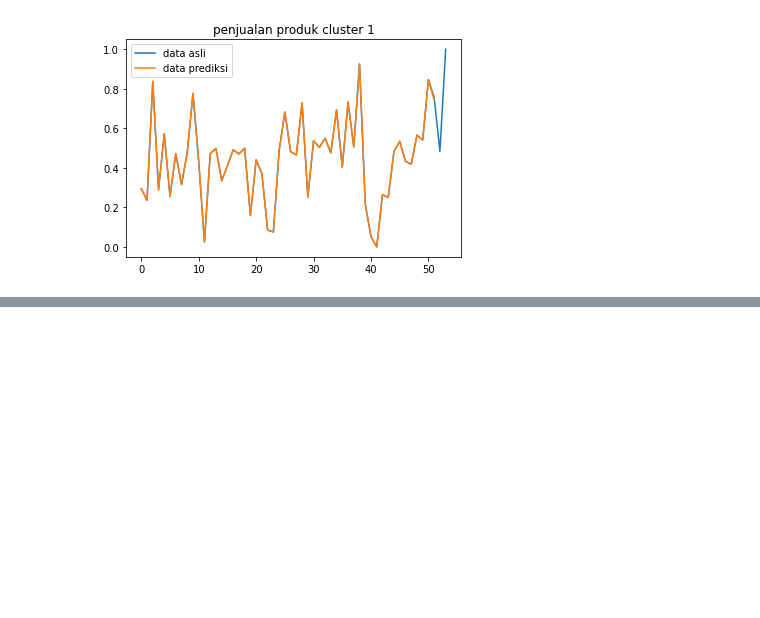
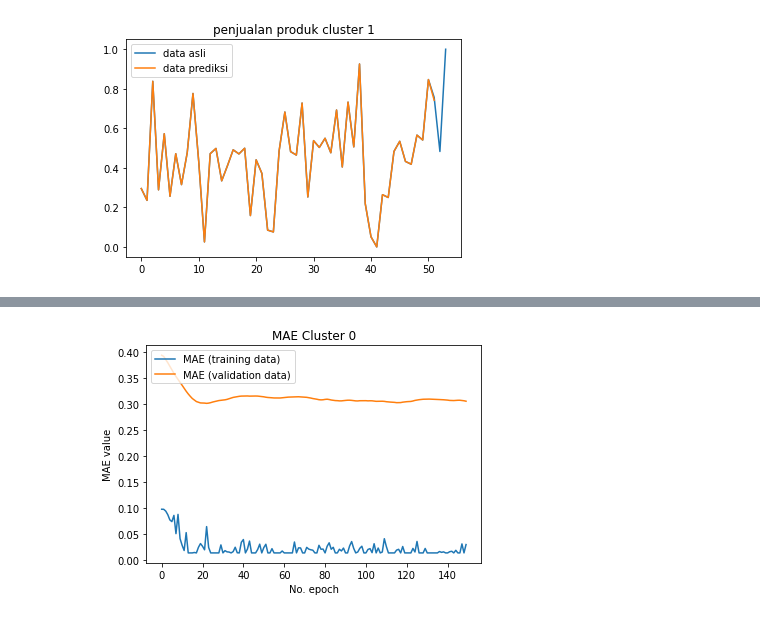
Before and after one commit to IritaSee/product_performance_blstm, a Jupyter notebook: product_test_new_dataset.ipynb, the cells around one changed output, grey strips where cells are left out. Drawn from its saved outputs; the diff is of its cells as text; code cells hidden in the pictures; blank space fills up the shorter version.

Commit message:
add cluster 0

```diff
--- a/product_test_new_dataset.ipynb
+++ b/product_test_new_dataset.ipynb
@@ -613,0 +616,4 @@ model.save('cluster1_newdata.h5')
+# %%
+#next kita ubah bentuk data nya dari yang tadinya kesamping jadi ke bawah, tapi pertama mau aku drop dulu cluster sama kode produknya
+c0=c0.drop(columns=['KodeBarang','cluster'])
+c0
@@ -613,0 +694,30 @@ model.save('cluster1_newdata.h5')
+# %%
+#buat data biar dibagi per window, jadi me masang masangkan waktu dan value,
+window_size = 2
+batch_size = 2
+shuffle_buffer_size = 10
+
+train_set = windowed_dataset(x_train, window_size, batch_size, shuffle_buffer_size)
+valid_set = windowed_dataset(x_valid, window_size, batch_size, shuffle_buffer_size)
+# %%
+model = tf.keras.Sequential([
+        tf.keras.layers.Dense(2, input_shape=[None, 1]),
+        tf.keras.layers.Bidirectional(tf.keras.layers.LSTM(64,return_sequences=True)),
+        tf.keras.layers.Bidirectional(tf.keras.layers.LSTM(32)),
+
+        tf.keras.layers.Flatten(),
+        tf.keras.layers.Dense(1024, activation='relu'),
+        tf.keras.layers.Dropout(0.5),
+        tf.keras.layers.Dense(512, activation='relu',kernel_regularizer=tf.keras.regularizers.l1(l1=0.01)),
+        tf.keras.layers.Dense(64, activation='relu',kernel_regularizer=tf.keras.regularizers.l1_l2(l1=0.01, l2=0.01)),
+        tf.keras.layers.Dense(32, activation='relu'),
+        tf.keras.layers.Dropout(0.3),
+        tf.keras.layers.Dense(1, activation='relu')
+    ])
+
+    #the blstm part
+# %%
+#Using mae and mse
+model.compile(optimizer=tf.keras.optimizers.Adam(),metrics=['mae'],loss='mse')
+model.summary()
+hist=model.fit(valid_set,epochs=150,validation_data=train_set)
@@ -613,0 +742,12 @@ model.save('cluster1_newdata.h5')
+# %%
+import matplotlib.pyplot as plt
+plt.plot(hist.history['mae'], label='MAE (training data)')
+plt.plot(hist.history['val_mae'], label='MAE (validation data)')
+
+plt.title("MAE Cluster 0")
+plt.ylabel('MAE value')
+plt.xlabel('No. epoch')
+plt.legend(loc="upper left")
+plt.show()
+# %% [output]
+[figure, added]
```
Also changed, not shown: parts of 16 cells of this notebook, 4 other files.
